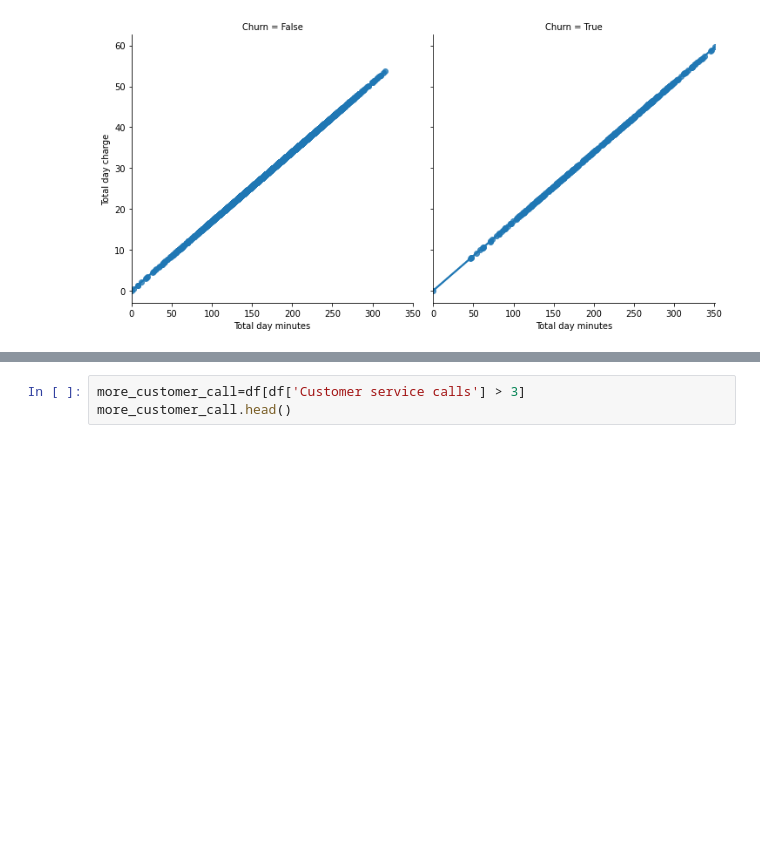
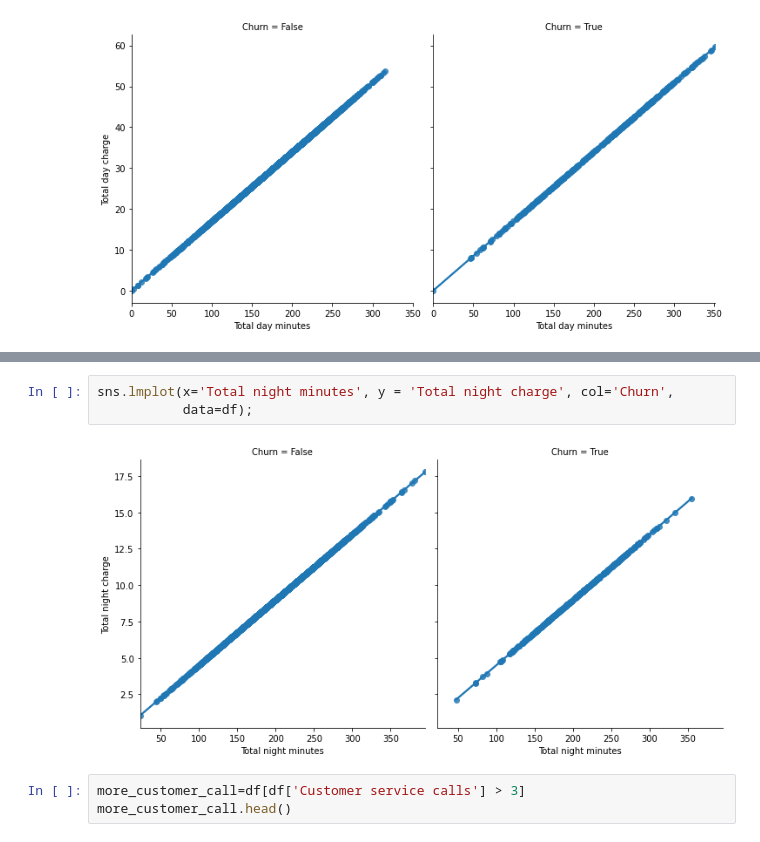
Before and after one commit to nitesh-singh-datascience/team-power-telecom-churn-analysis, a Jupyter notebook: Nilanjan_Chandra_Telecom_Churn_Analysis_Capstone_Project.ipynb, the cells around one changed output, grey strips where cells are left out. Drawn from its saved outputs; the diff is of its cells as text; blank space fills up the shorter version.

```diff
--- a/Nilanjan_Chandra_Telecom_Churn_Analysis_Capstone_Project.ipynb
+++ b/Nilanjan_Chandra_Telecom_Churn_Analysis_Capstone_Project.ipynb
@@ -715,3 +722,8 @@ sns.lmplot(x='Total day minutes', y = 'Total day charge', col='Churn',
+# %%
+sns.lmplot(x='Total night minutes', y = 'Total night charge', col='Churn',
+           data=df);
+# %% [output]
+[figure, added]
 # %%
 more_customer_call=df[df['Customer service calls'] > 3]
 more_customer_call.head()
```
Also changed, not shown: parts of 2 cells of this notebook.
